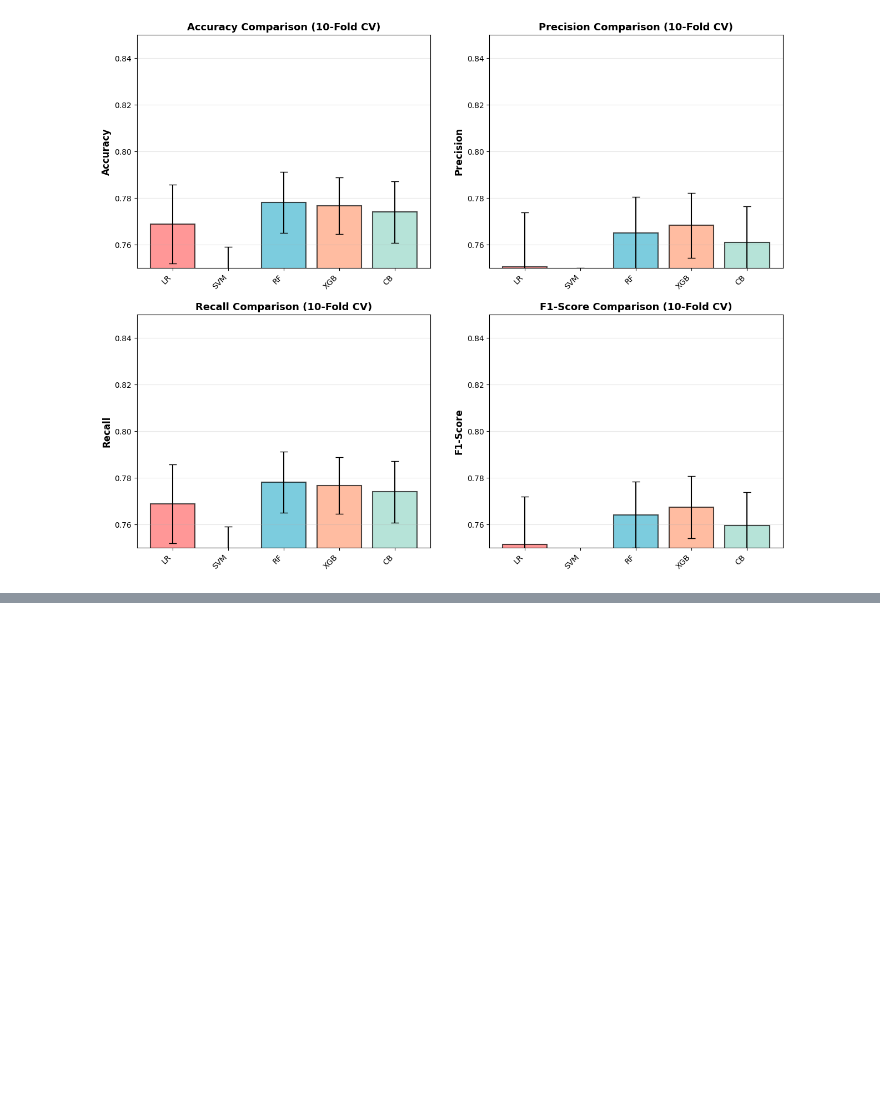
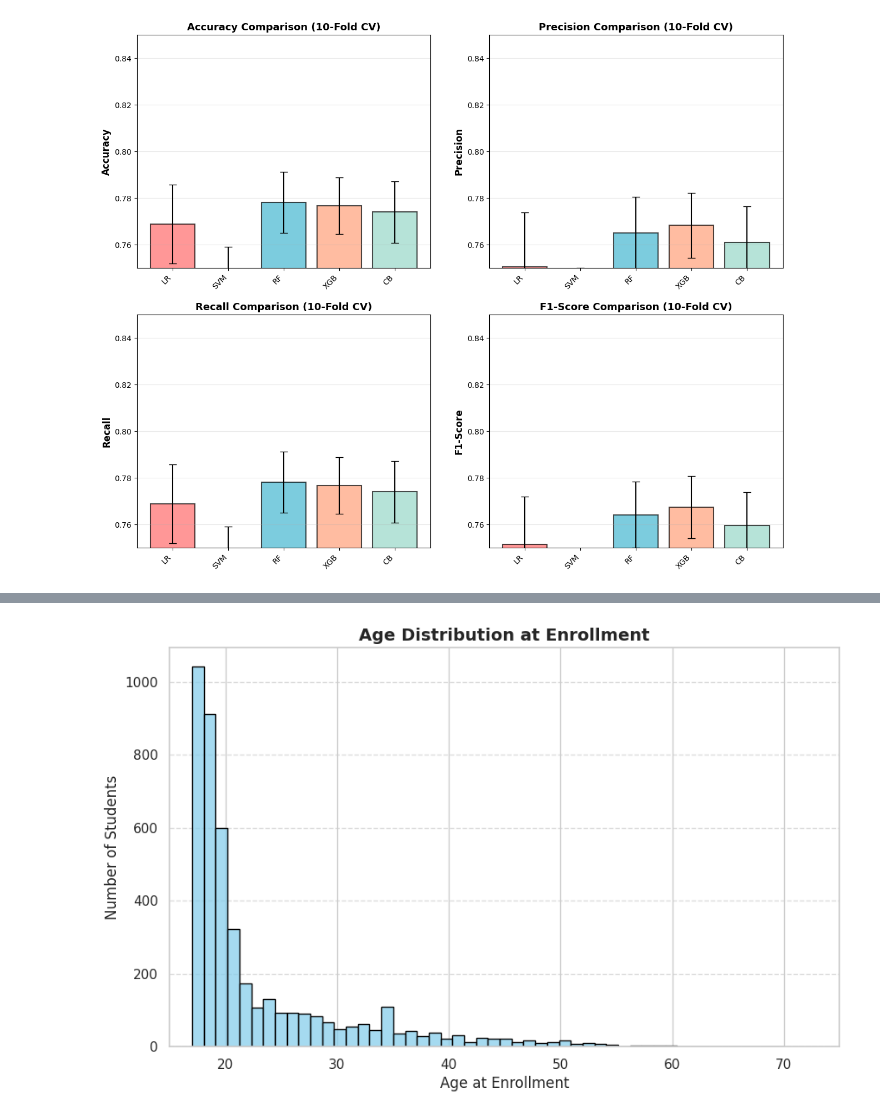
Before and after one commit to hayahanyyy/Bachelor-Thesis, a Jupyter notebook: Implementation_02.ipynb, the cells around one changed output, grey strips where cells are left out. Cells and saved outputs as stored; diff of their text form; code cells hidden in the pictures; blank space fills up the shorter version.

```diff
--- a/Implementation_02.ipynb
+++ b/Implementation_02.ipynb
@@ -914,0 +1001,29 @@ for idx, metric in enumerate(metrics):
+# %%
+import matplotlib.pyplot as plt
+import seaborn as sns
+
+# Set the figure size to match the paper's layout
+plt.figure(figsize=(10, 6))
+
+# Plotting the histogram
+# 'Age at enrollment' is the exact column name in the Kaggle dataset
+sns.histplot(df['Age_At_Enrollment'],
+             bins=50,
+             kde=False,
+             color='skyblue',
+             edgecolor='black')
+
+# Exact Titles and Labels from the paper (Fig. 5)
+plt.title('Age Distribution at Enrollment', fontsize=14, fontweight='bold')
+plt.xlabel('Age at Enrollment', fontsize=12)
+plt.ylabel('Number of Students', fontsize=12)
+
+# Adjusting the grid to match the professional look of the paper
+plt.grid(axis='y', linestyle='--', alpha=0.7)
+
+# Ensure the x-axis starts from the minimum age (usually 17-18) up to 70
+plt.xlim(15, 75)
+
+plt.show()
+# %% [output]
+[figure, added]
```
Also changed, not shown: parts of 5 cells of this notebook.
